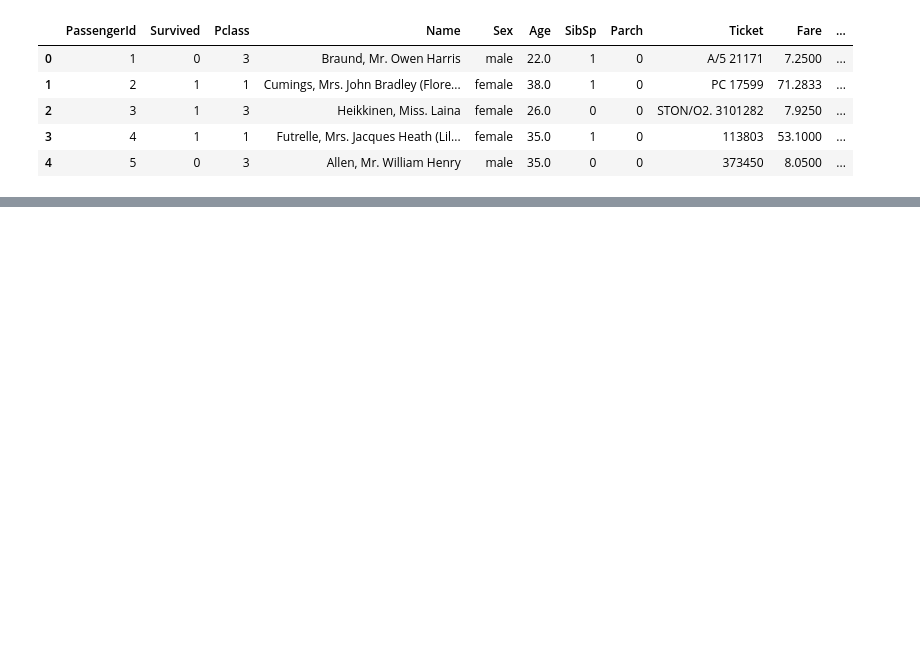
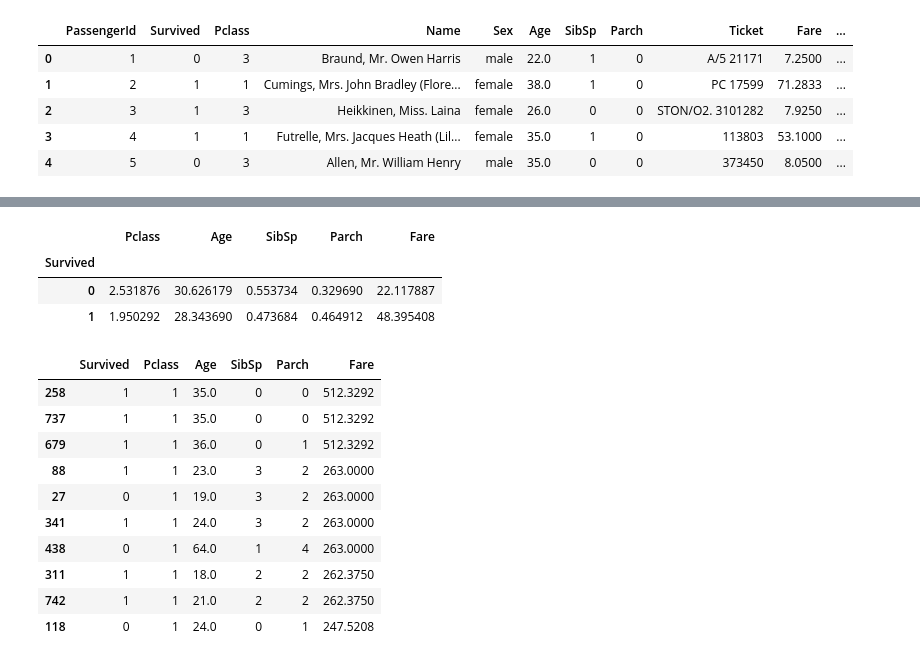
Before and after one commit to Eggizac/obsidian-note, a Jupyter notebook: Саморазвитие/Machine Learning/Jupiter/titanic.ipynb, the cells around one changed output, grey strips where cells are left out. Saved outputs shown, nothing was run; the diff lists cells and outputs as text; code cells hidden in the pictures; blank space fills up the shorter version.

```diff
--- a/Саморазвитие/Machine Learning/Jupiter/titanic.ipynb
+++ b/Саморазвитие/Machine Learning/Jupiter/titanic.ipynb
@@ -20,0 +45,21 @@ cat_feat = ['PassengerId', 'Name', 'Sex', 'Ticket']
+# %%
+df.groupby('Survived').mean()
+# %% [output]
+|  | Pclass | Age | SibSp | Parch | Fare |
+| Survived |  |  |  |  |  |
+| 0 | 2.531876 | 30.626179 | 0.553734 | 0.329690 | 22.117887 |
+| 1 | 1.950292 | 28.343690 | 0.473684 | 0.464912 | 48.395408 |
+# %%
+df.sort_values('Fare', ascending=False).head(10)
+# %% [output]
+|  | Survived | Pclass | Age | SibSp | Parch | Fare |
+| 258 | 1 | 1 | 35.0 | 0 | 0 | 512.3292 |
+| 737 | 1 | 1 | 35.0 | 0 | 0 | 512.3292 |
+| 679 | 1 | 1 | 36.0 | 0 | 1 | 512.3292 |
+| 88 | 1 | 1 | 23.0 | 3 | 2 | 263.0000 |
+| 27 | 0 | 1 | 19.0 | 3 | 2 | 263.0000 |
+| 341 | 1 | 1 | 24.0 | 3 | 2 | 263.0000 |
+| 438 | 0 | 1 | 64.0 | 1 | 4 | 263.0000 |
+| 311 | 1 | 1 | 18.0 | 2 | 2 | 262.3750 |
+| 742 | 1 | 1 | 21.0 | 2 | 2 | 262.3750 |
+| 118 | 0 | 1 | 24.0 | 0 | 1 | 247.5208 |
```
Also changed, not shown: parts of 16 cells of this notebook, 7 other files.
